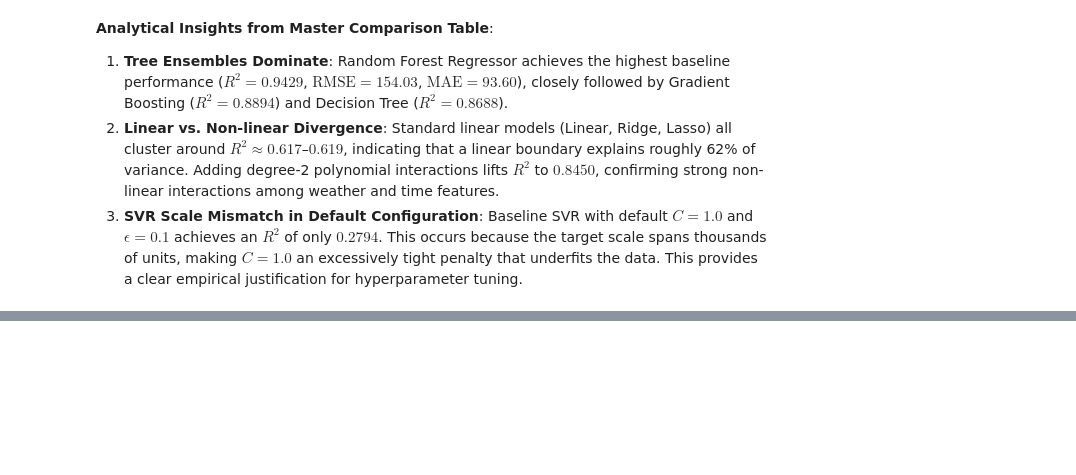
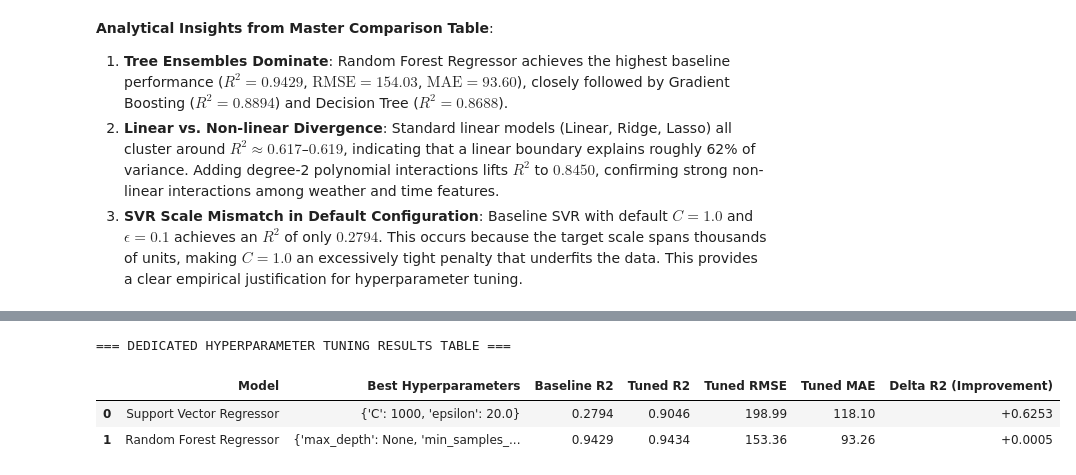
Before and after one commit to Ne-Ran/Machine-Learning-Capstone-Project, a Jupyter notebook: Notebooks/regression.ipynb, the cells around one changed output, grey strips where cells are left out. Cells and saved outputs as stored; diff of their text form; code cells hidden in the pictures; blank space fills up the shorter version.

```diff
--- a/Notebooks/regression.ipynb
+++ b/Notebooks/regression.ipynb
@@ -826,0 +899,29 @@ Passing `palette` without assigning `hue` is deprecated and will be removed in v
+# %%
+# Dedicated Tuning Results Table
+tuning_summary = pd.DataFrame([
+    {
+        'Model': 'Support Vector Regressor',
+        'Best Hyperparameters': str(svr_grid.best_params_),
+        'Baseline R2': f"{svr_base_r2:.4f}",
+        'Tuned R2': f"{svr_tuned_r2:.4f}",
+        'Tuned RMSE': f"{svr_tuned_rmse:.2f}",
+        'Tuned MAE': f"{svr_tuned_mae:.2f}",
+        'Delta R2 (Improvement)': f"+{svr_tuned_r2 - svr_base_r2:.4f}"
+    },
+    {
+        'Model': 'Random Forest Regressor',
+        'Best Hyperparameters': str(rf_grid.best_params_),
+        'Baseline R2': f"{rf_base_r2:.4f}",
+        'Tuned R2': f"{rf_tuned_r2:.4f}",
+        'Tuned RMSE': f"{rf_tuned_rmse:.2f}",
+        'Tuned MAE': f"{rf_tuned_mae:.2f}",
+        'Delta R2 (Improvement)': f"+{rf_tuned_r2 - rf_base_r2:.4f}"
+    }
+])
+print("=== DEDICATED HYPERPARAMETER TUNING RESULTS TABLE ===")
+display(tuning_summary)
+# %% [output]
+=== DEDICATED HYPERPARAMETER TUNING RESULTS TABLE ===
+|  | Model | Best Hyperparameters | Baseline R2 | Tuned R2 | Tuned RMSE | Tuned MAE | Delta R2 (Improvement) |
+| 0 | Support Vector Regressor | {'C': 1000, 'epsilon': 20.0} | 0.2794 | 0.9046 | 198.99 | 118.10 | +0.6253 |
+| 1 | Random Forest Regressor | {'max_depth': None, 'min_samples_... | 0.9429 | 0.9434 | 153.36 | 93.26 | +0.0005 |
```
Also changed, not shown: parts of 5 cells of this notebook.
